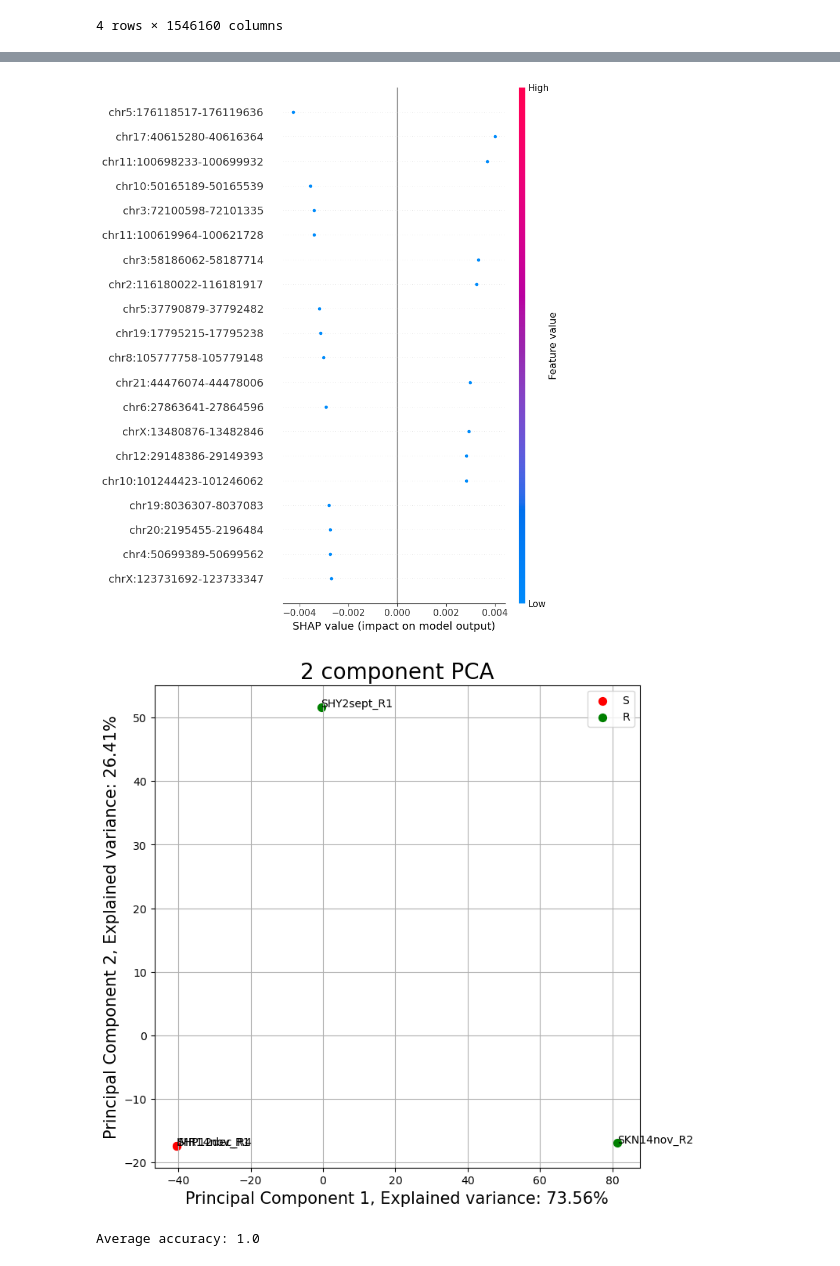
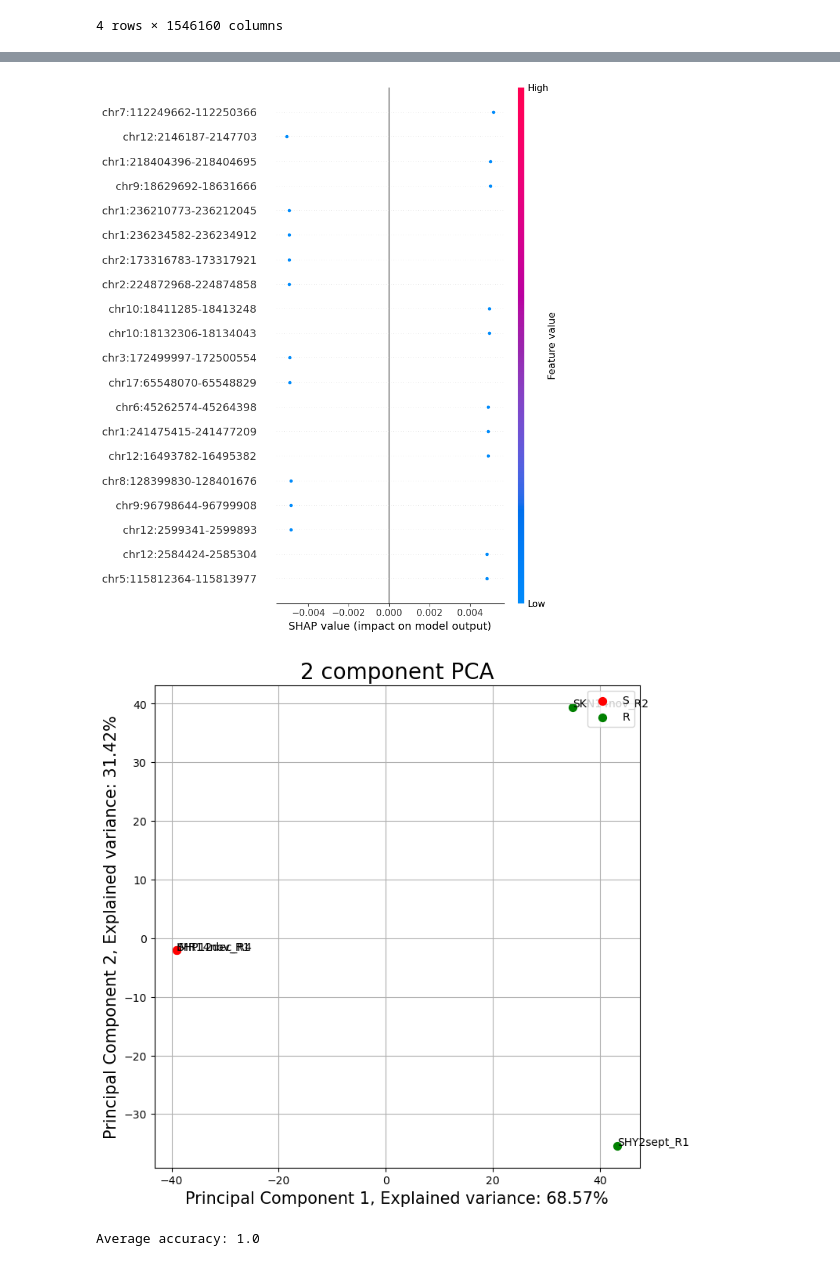
Before and after one commit to Lucmeister55/lvisser, a Jupyter notebook: segment_pm.ipynb, the cells around one changed output, grey strips where cells are left out. Saved outputs shown, nothing was run; the diff lists cells and outputs as text; code cells hidden in the pictures.

```diff
--- a/segment_pm.ipynb
+++ b/segment_pm.ipynb
@@ -825,5 +876,9 @@ meth_seg_wgbs_nb1_fm.head()
 | 3 | SKN14nov_R2 | 0.06 | 0.07 | 0.00 | 0.09 | ... |
 4 rows × 1546160 columns
 # %%
-model, X_train, X_test, coeff_df, explainer, shap_values = train_and_predict_single(meth_seg_wgbs_nb1_fm, test_size = 0.25, reg = True, dmr = "ttest")
+train_indices = [0, 1, 2]
+test_indices = [3]
+name = "wgbs_nb1"
+model, X_train, X_test, coeff_df, explainer, shap_values = train_and_predict_single(meth_seg_wgbs_nb1_fm, train_indices = train_indices, test_indices = test_indices, reg = True, dmr = "ttest")
+save_model(model, train_indices, test_indices, name)
 # %% [output]
@@ -839,7 +894,7 @@ Probabilities:
 
 PCA after filtering:
-[figure, old version]
+[figure, new version]
-[figure, old version]
+[figure, new version]
 # %%
 shap_wgbs_nb1_df = train_and_predict_loo(meth_seg_wgbs_nb1_fm, reg = True, dmr = "ttest")
 shap_wgbs_nb1_df_annot = find_annot_overlap(shap_wgbs_nb1_df, rf_promotors_genes)
```
Also changed, not shown: parts of 23 cells of this notebook, 15 other files.
